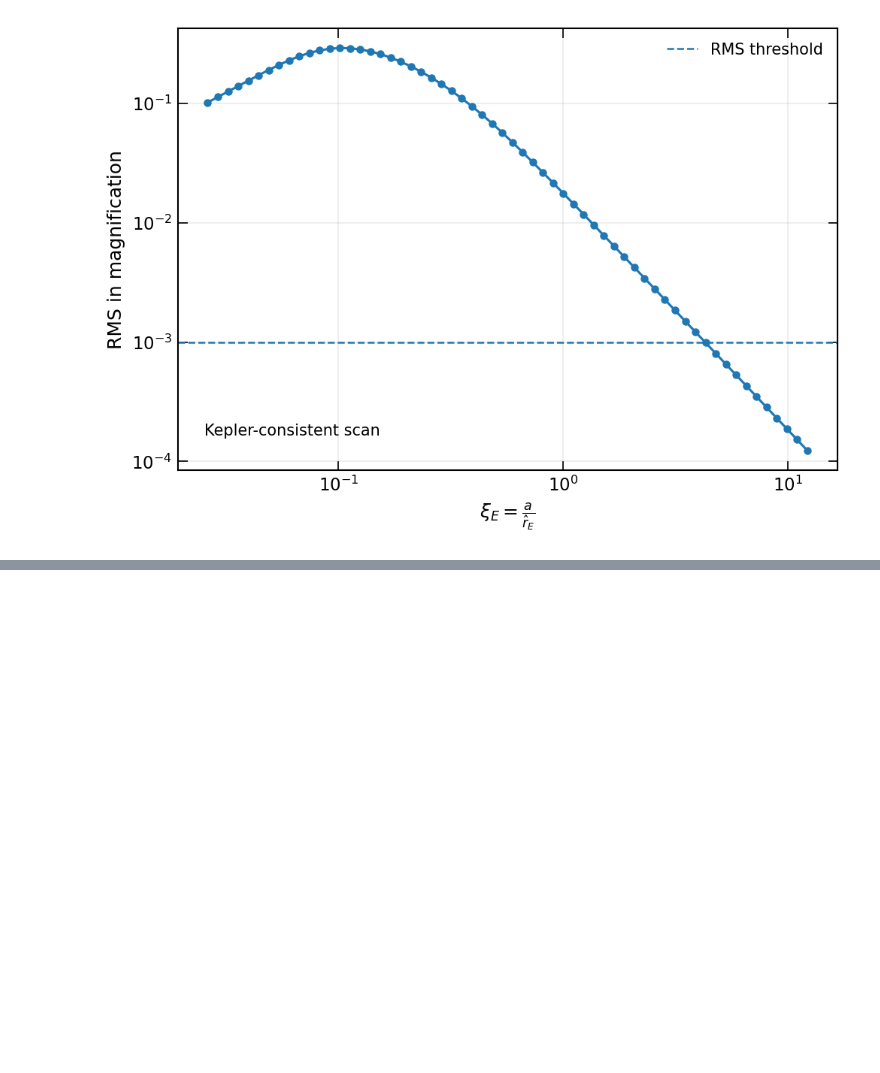
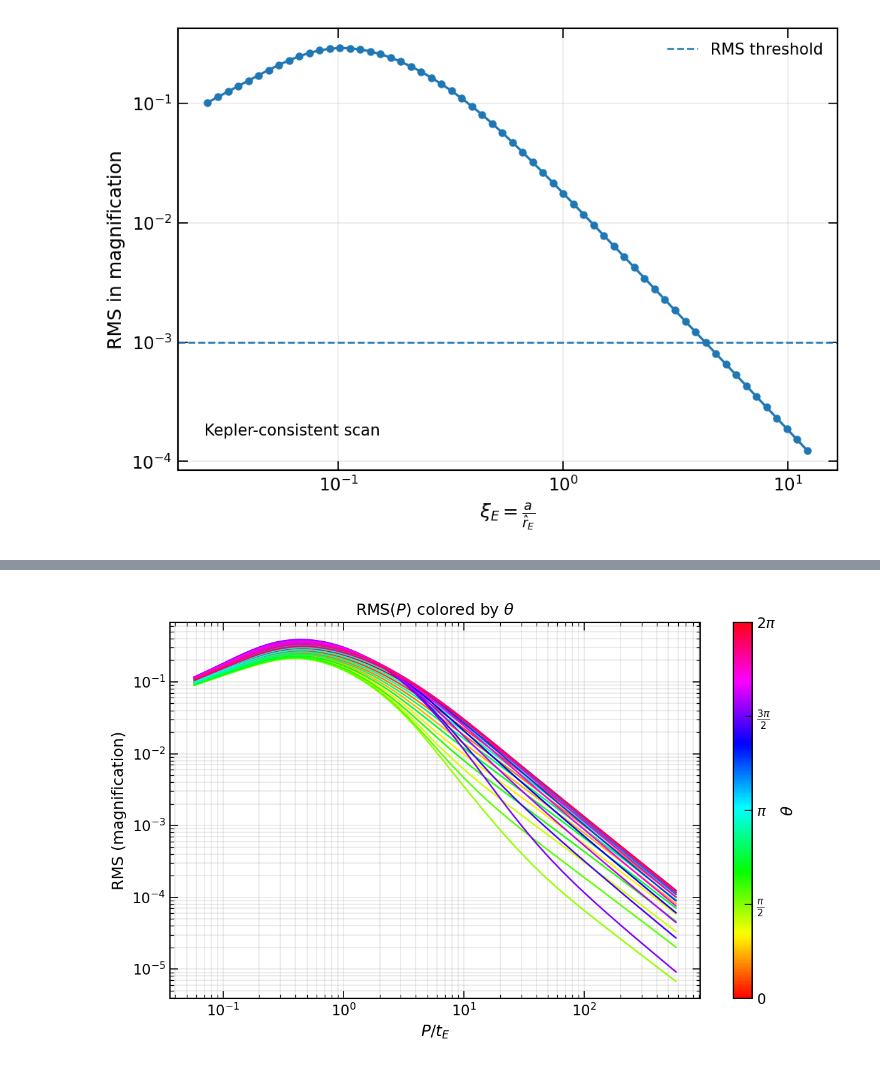
Before and after one commit to anibal-art/binary_source, a Jupyter notebook: binary_source/degeneracy_fit.ipynb, the cells around one changed output, grey strips where cells are left out. Saved outputs shown, nothing was run; the diff lists cells and outputs as text; code cells hidden in the pictures; blank space fills up the shorter version.

```diff
--- a/binary_source/degeneracy_fit.ipynb
+++ b/binary_source/degeneracy_fit.ipynb
@@ -1123,0 +1082,76 @@ plt.show()
+# %%
+import glob
+import numpy as np
+import matplotlib.pyplot as plt
+import matplotlib.cm as cm
+import matplotlib.colors as colors
+
+pattern = "scan_kepler_theta_*.npz"
+files = sorted(glob.glob(pattern))
+
+if len(files) == 0:
+    raise FileNotFoundError("No se encontraron archivos scan_kepler_theta_*.npz")
+
+data_list = []
+
+for fn in files:
+    d = np.load(fn, allow_pickle=False)
+
+    P_grid = d["P_grid"].astype(float)
+    RMS = d["RMS"].astype(float)
+    SUCCESS = d["SUCCESS"].astype(bool)
+    truth = d["truth"].astype(float)
+
+    theta = float(truth[9])
+
+    mask = SUCCESS & np.isfinite(RMS)
+    if not np.any(mask):
+        continue
+
+    idx = np.argsort(P_grid[mask])
+    Pp = P_grid[mask][idx]
+    Rp = RMS[mask][idx]
+
+    data_list.append((theta, Pp, Rp))
+
+# -------------------------------------------------
+# Colormap cíclico
+# -------------------------------------------------
+norm = colors.Normalize(vmin=0.0, vmax=2.0*np.pi)
+cmap = cm.hsv
+
+fig, ax = plt.subplots(figsize=(8,5))
+
+for theta, Pp, Rp in data_list:
+    ax.loglog(Pp/173, Rp, color=cmap(norm(theta)), linewidth=1.2)
+
+ax.set_xlabel(r"$P/t_E$ ")
+ax.set_ylabel(r"RMS (magnification)")
+ax.set_title(r"RMS($P$) colored by $\theta$")
+ax.grid(True, which="both", alpha=0.3)
+
+# -------------------------------------------------
+# Colorbar con fracciones de pi
+# -------------------------------------------------
+sm = cm.ScalarMappable(norm=norm, cmap=cmap)
+sm.set_array([])
+cbar = fig.colorbar(sm, ax=ax)
+
+# Ticks en múltiplos de pi
+ticks = [0, 0.5*np.pi, np.pi, 1.5*np.pi, 2*np.pi]
+tick_labels = [
+    r"$0$",
+    r"$\frac{\pi}{2}$",
+    r"$\pi$",
+    r"$\frac{3\pi}{2}$",
+    r"$2\pi$"
+]
+
+cbar.set_ticks(ticks)
+cbar.set_ticklabels(tick_labels)
+cbar.set_label(r"$\theta$")
+
+plt.tight_layout()
+plt.show()
+# %% [output]
+[figure, added]
```
Also changed, not shown: parts of 14 cells of this notebook, 11 other files.
